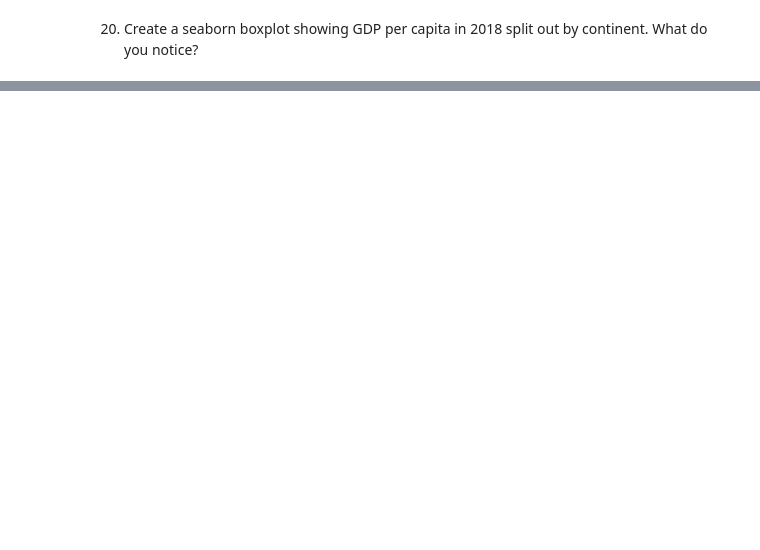
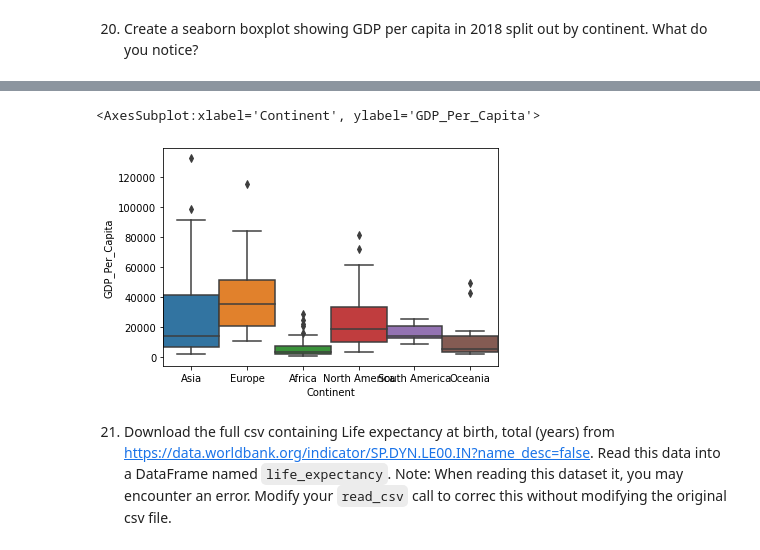
Before and after one commit to nss-data-science-cohort-7/un-exploration-toni-nss, a Jupyter notebook: notebooks/UN_Data_Exploration.ipynb, the cells around one changed output, grey strips where cells are left out. Drawn from its saved outputs; the diff is of its cells as text; code cells hidden in the pictures; blank space fills up the shorter version.

```diff
--- a/notebooks/UN_Data_Exploration.ipynb
+++ b/notebooks/UN_Data_Exploration.ipynb
@@ -266,0 +247,6 @@ gdp.to_frame(name="count of countries")
+# %%
+gdp_2018=gdp_df[(gdp_df["Year"]==2018)]
+##gdp_2018=gdp_2018.groupby(['Continent'])['GDP_Per_Capita']
+gdp_2018_sum=gdp_2018.groupby('Continent')['GDP_Per_Capita'].sum()
+gdp_2018_sum=gdp_2018_sum.to_frame('GDP_total')
+gdp_2018_sum
@@ -266,0 +262,7 @@ gdp.to_frame(name="count of countries")
+# %%
+sns.boxplot(data=gdp_2018, x="Continent", y="GDP_Per_Capita",width=1)
+# %% [output]
+<AxesSubplot:xlabel='Continent', ylabel='GDP_Per_Capita'>
+[figure, added]
+# %% [markdown]
+21. Download the full csv containing Life expectancy at birth, total (years) from [https://data.worldbank.org/indicator/SP.DYN.LE00.IN?name_desc=false](https://data.worldbank.org/indicator/SP.DYN.LE00.IN?name_desc=false). Read this data into a DataFrame named `life_expectancy`. Note: When reading this dataset it, you may encounter an error. Modify your `read_csv` call to correc this without modifying the original csv file.
```
Also changed, not shown: parts of 9 cells of this notebook, 1 other file.
